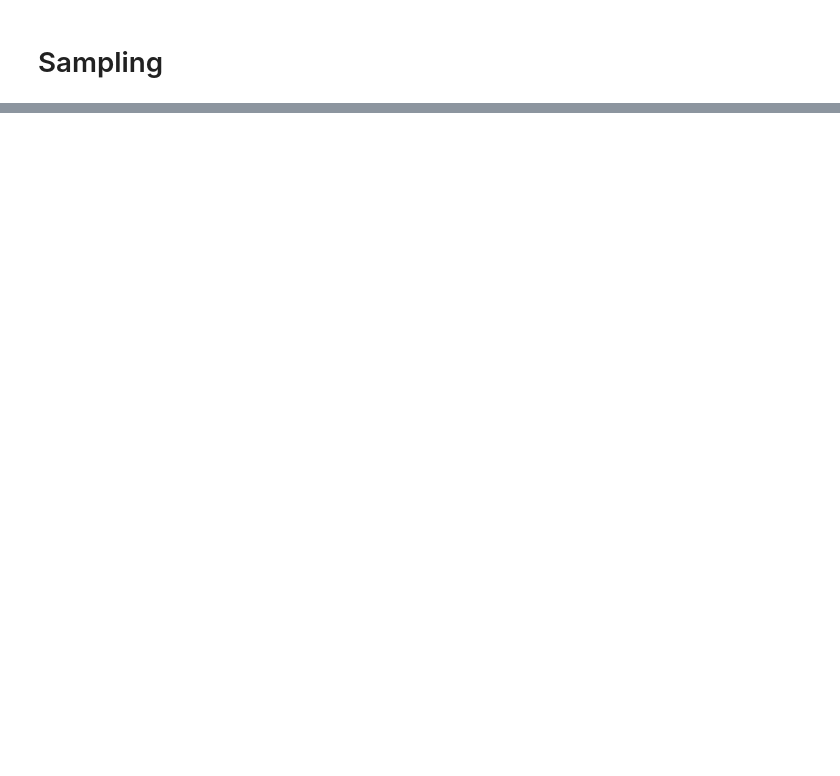
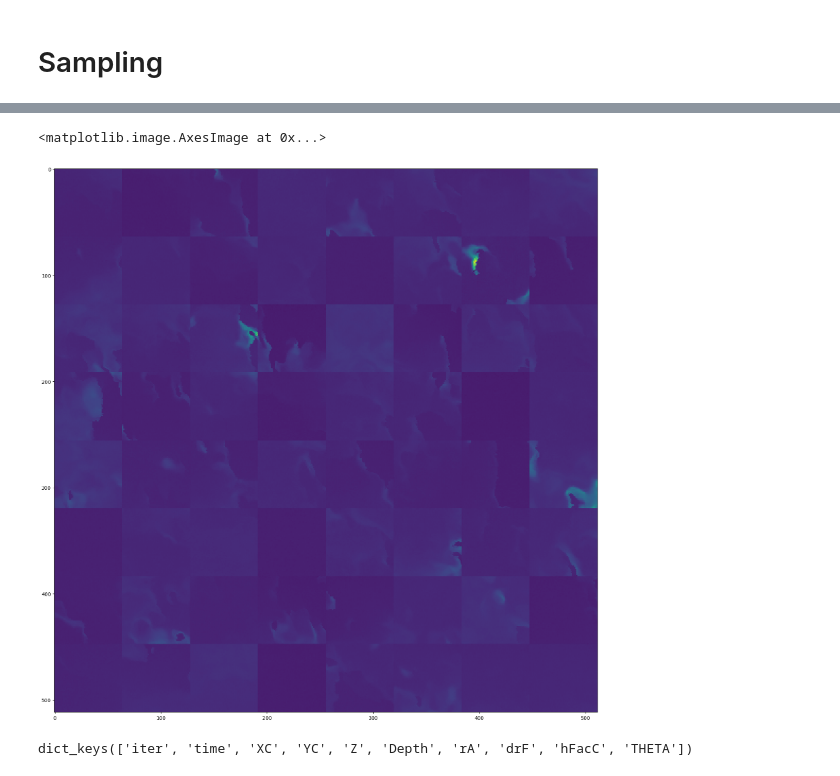
Before and after one commit to XDzzzzzZyq/b-pinn-kalman-filter, a Jupyter notebook: Sample.ipynb, the cells around one changed output, grey strips where cells are left out. Saved outputs shown, nothing was run; the diff lists cells and outputs as text; code cells hidden in the pictures; blank space fills up the shorter version.

```diff
--- a/Sample.ipynb
+++ b/Sample.ipynb
@@ -35,0 +62,3 @@ axe.imshow(image_grid[0].cpu())
+# %%
+from configs.vp.nc_chl_ddpmpp import get_config
+config = get_config()
@@ -35,0 +80,11 @@ axe.imshow(image_grid[0].cpu())
+# %%
+fig, axe = plt.subplots(nrows=1, ncols=1,figsize=(20,20))
+axe.imshow(image_grid[0].cpu())
+# %% [output]
+<matplotlib.image.AxesImage at 0x...>
+[figure, added]
+# %%
+chl = Dataset('/data1/DATA_PUBLIC/Southern_Ocean/bsose_i122_2013to2017_5day_Chl.nc')
+print(tempe.variables.keys())
+# %% [output]
+dict_keys(['iter', 'time', 'XC', 'YC', 'Z', 'Depth', 'rA', 'drF', 'hFacC', 'THETA'])
```
Also changed, not shown: parts of 15 cells of this notebook, 1 other file.
